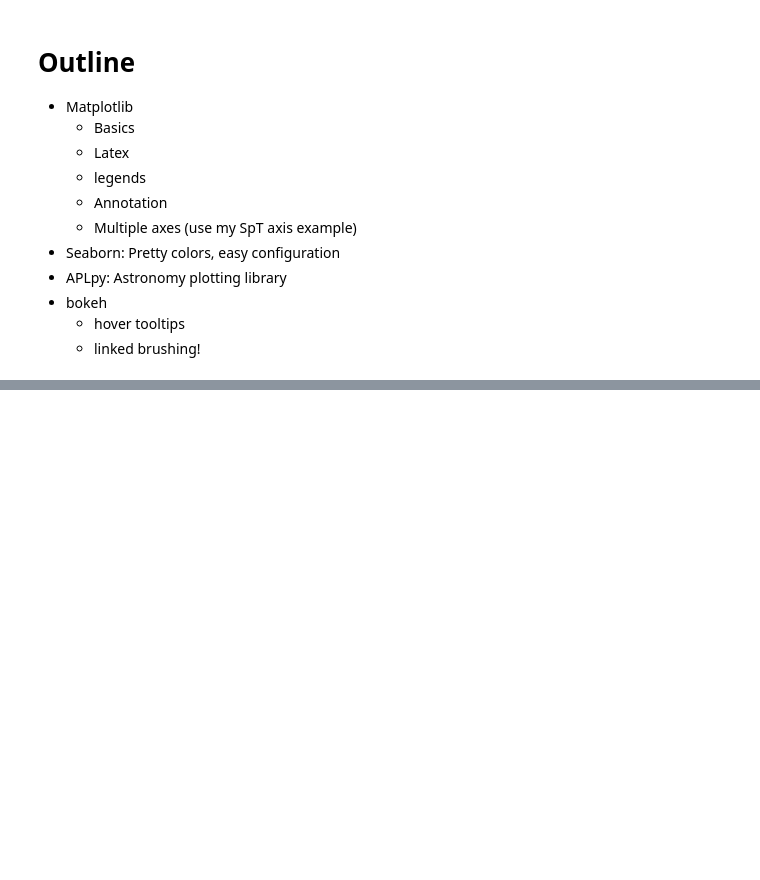
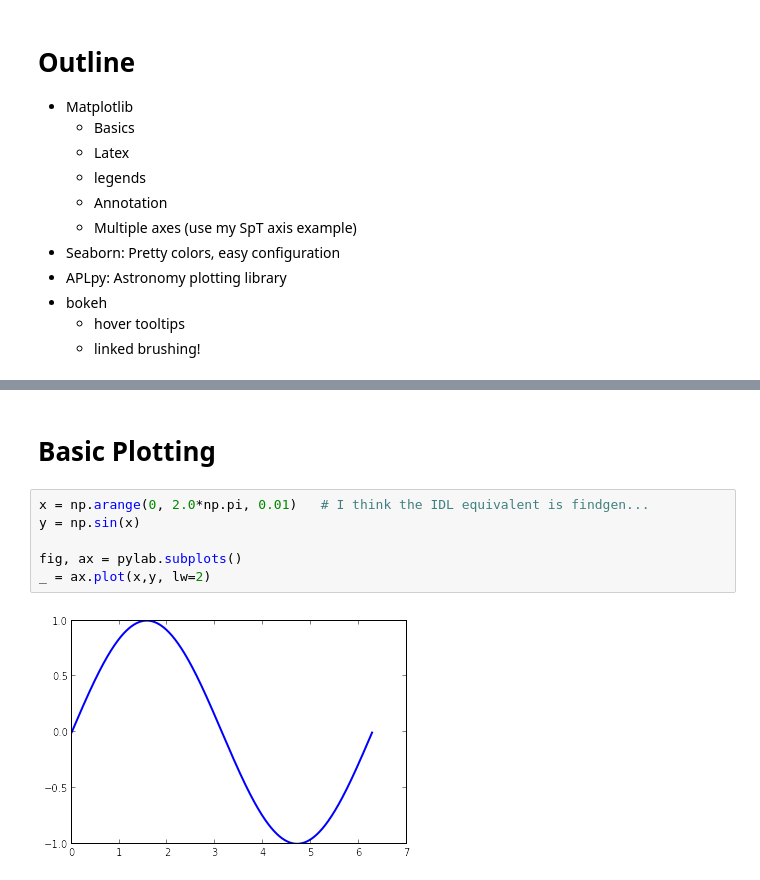
Before and after one commit to OttoStruve/GSPSmaterials, a Jupyter notebook: Kevin-Mar2015/Plotting in Python.ipynb, the cells around one changed output, grey strips where cells are left out. Drawn from its saved outputs; the diff is of its cells as text; blank space fills up the shorter version.

Commit message:
Added a bunch of figures and updated slideshow

```diff
--- a/Kevin-Mar2015/Plotting in Python.ipynb
+++ b/Kevin-Mar2015/Plotting in Python.ipynb
@@ -43,0 +33,10 @@
+# %% [markdown]
+# Basic Plotting
+# %%
+x = np.arange(0, 2.0*np.pi, 0.01)   # I think the IDL equivalent is findgen...
+y = np.sin(x)
+
+fig, ax = pylab.subplots()
+_ = ax.plot(x,y, lw=2)
+# %% [output]
+[figure, added]
```
Also changed, not shown: parts of 22 cells of this notebook, 9 other files.
